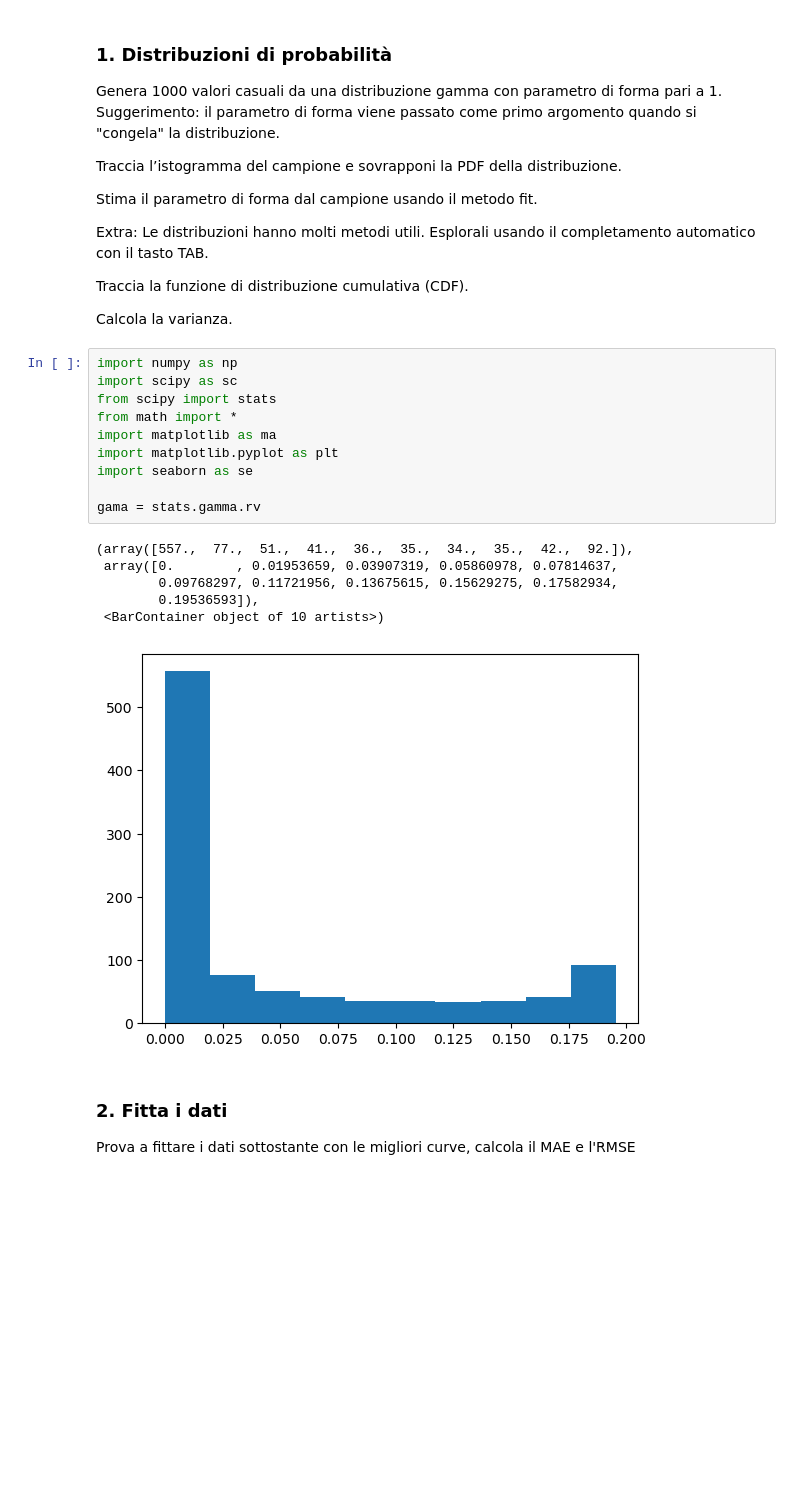
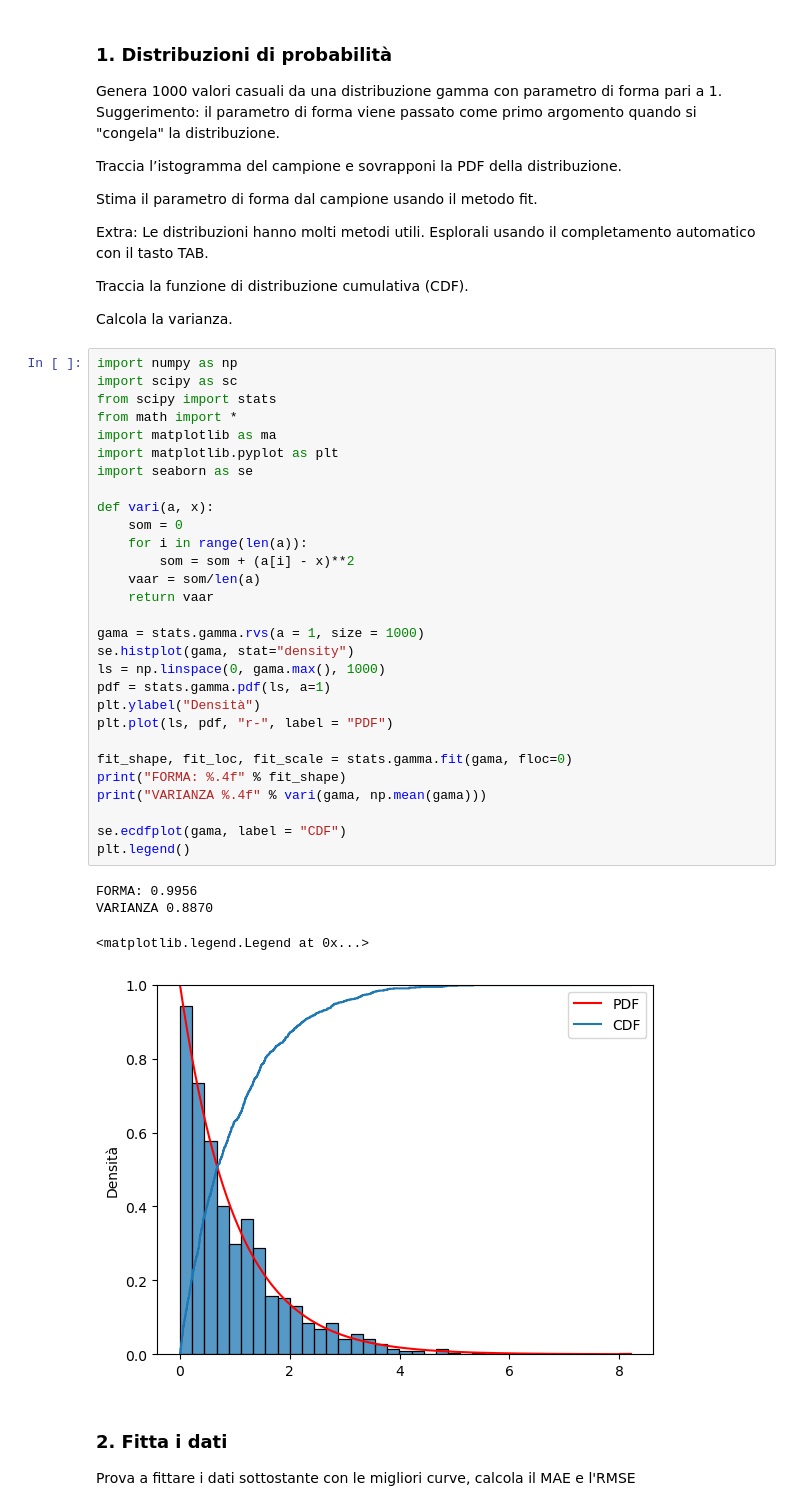
Before and after one commit to FlakpanzerVCoelian/Programming_LAB_II, a Jupyter notebook: 6_Esercizi_lez_6.ipynb, the cells around one changed output. Cells and saved outputs as stored; diff of their text form; blank space fills up the shorter version.

```diff
--- a/6_Esercizi_lez_6.ipynb
+++ b/6_Esercizi_lez_6.ipynb
@@ -13,23 +13,40 @@ Le distribuzioni hanno molti metodi utili. Esplorali usando il completamento aut
 Traccia la funzione di distribuzione cumulativa (CDF).
 
 Calcola la varianza.
-# %%
-import numpy as np
-import scipy as sc
-from scipy import stats
-from math import *
-import matplotlib as ma
-import matplotlib.pyplot as plt
-import seaborn as se
-
-gama = stats.gamma.rv
-# %% [output]
-(array([557.,  77.,  51.,  41.,  36.,  35.,  34.,  35.,  42.,  92.]),
- array([0.        , 0.01953659, 0.03907319, 0.05860978, 0.07814637,
-        0.09768297, 0.11721956, 0.13675615, 0.15629275, 0.17582934,
-        0.19536593]),
- <BarContainer object of 10 artists>)
-[figure, removed]
+# %%
+import numpy as np
+import scipy as sc
+from scipy import stats
+from math import *
+import matplotlib as ma
+import matplotlib.pyplot as plt
+import seaborn as se
+
+def vari(a, x):
+    som = 0
+    for i in range(len(a)):
+        som = som + (a[i] - x)**2
+    vaar = som/len(a)
+    return vaar
+
+gama = stats.gamma.rvs(a = 1, size = 1000)
+se.histplot(gama, stat="density")
+ls = np.linspace(0, gama.max(), 1000)
+pdf = stats.gamma.pdf(ls, a=1)
+plt.ylabel("Densità")
+plt.plot(ls, pdf, "r-", label = "PDF")
+
+fit_shape, fit_loc, fit_scale = stats.gamma.fit(gama, floc=0)
+print("FORMA: %.4f" % fit_shape)
+print("VARIANZA %.4f" % vari(gama, np.mean(gama)))
+
+se.ecdfplot(gama, label = "CDF")
+plt.legend()
+# %% [output]
+FORMA: 0.9956
+VARIANZA 0.8870
+<matplotlib.legend.Legend at 0x...>
+[figure, added]
 # %% [markdown]
 ### **2. Fitta i dati**
 Prova a fittare i dati sottostante con le migliori curve, calcola il MAE e l'RMSE
```
Also changed, not shown: parts of 4 cells of this notebook.
